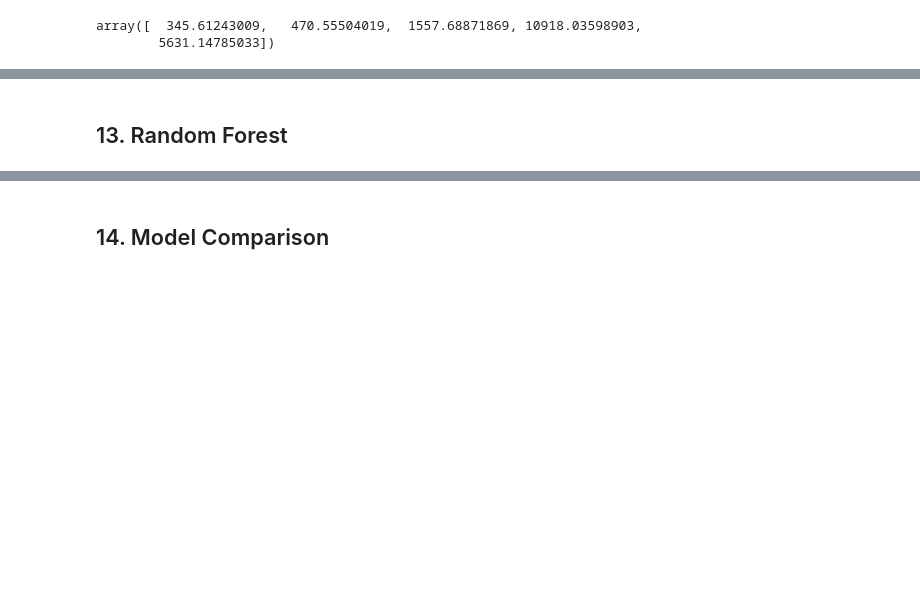
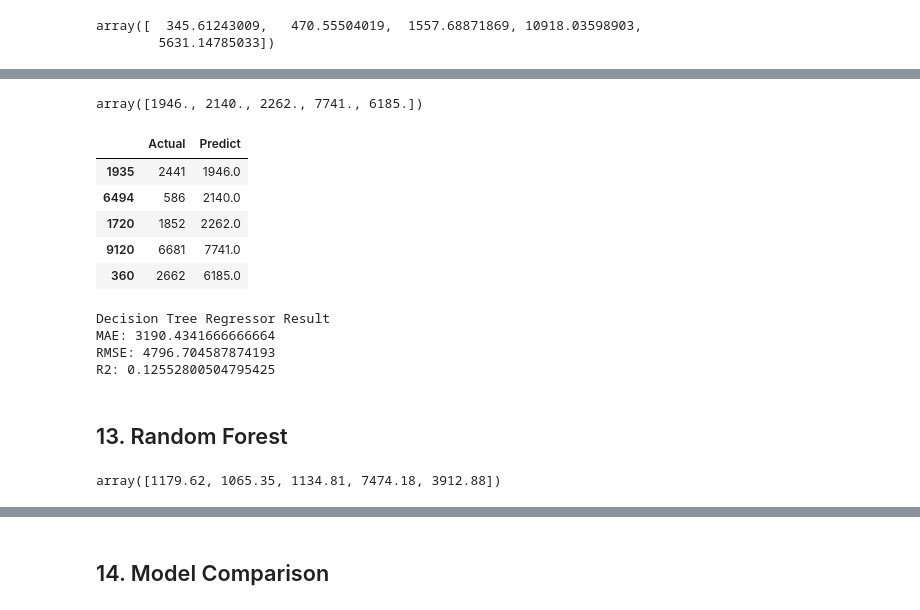
Before and after one commit to prat-yussh/AI-Workforce-Layoffs-Analysis, a Jupyter notebook: layoff_count_prediction.ipynb, the cells around one changed output, grey strips where cells are left out. Drawn from its saved outputs; the diff is of its cells as text; code cells hidden in the pictures; blank space fills up the shorter version.

Commit message:
Random Forest Regressor and Decsion Tree Regressor Imported

```diff
--- a/layoff_count_prediction.ipynb
+++ b/layoff_count_prediction.ipynb
@@ -247,2 +295,58 @@ array([  345.61243009,   470.55504019,  1557.68871869, 10918.03598903,
+# %%
+from sklearn.tree import DecisionTreeRegressor
+
+dt_model = DecisionTreeRegressor(random_state=42)
+
+dt_model.fit(x_train,y_train)
+
+y_pred_dt = dt_model.predict(x_test)
+
+y_pred_dt[:5]
+# %% [output]
+array([1946., 2140., 2262., 7741., 6185.])
+# %%
+comparison = pd.DataFrame({
+    "Actual":y_test,
+    "Predict":y_pred_dt
+})
+
+comparison.head()
+# %% [output]
+|  | Actual | Predict |
+| 1935 | 2441 | 1946.0 |
+| 6494 | 586 | 2140.0 |
+| 1720 | 1852 | 2262.0 |
+| 9120 | 6681 | 7741.0 |
+| 360 | 2662 | 6185.0 |
+# %%
+from sklearn.metrics import mean_absolute_error,mean_squared_error,r2_score
+import numpy as np
+
+mae_dt = mean_absolute_error(y_test,y_pred_dt)
+mse_dt = mean_squared_error(y_test,y_pred_dt)
+rmse_dt = np.sqrt(mse_dt)
+r2_dt = r2_score(y_test,y_pred_dt)
+
+print("Decision Tree Regressor Result")
+print("MAE:",mae_dt)
+print("RMSE:",rmse_dt)
+print("R2:",r2_dt)
+# %% [output]
+Decision Tree Regressor Result
+MAE: 3190.4341666666664
+RMSE: 4796.704587874193
+R2: 0.12552800504795425
 # %% [markdown]
 ## 13. Random Forest
+# %%
+from sklearn.ensemble import RandomForestRegressor
+
+rf_model = RandomForestRegressor(n_estimators=100,random_state=42)
+
+rf_model.fit(x_train,y_train)
+
+y_pred_rf = rf_model.predict(x_test)
+
+y_pred_rf[:5]
+# %% [output]
+array([1179.62, 1065.35, 1134.81, 7474.18, 3912.88])
```
Also changed, not shown: parts of 6 cells of this notebook.
